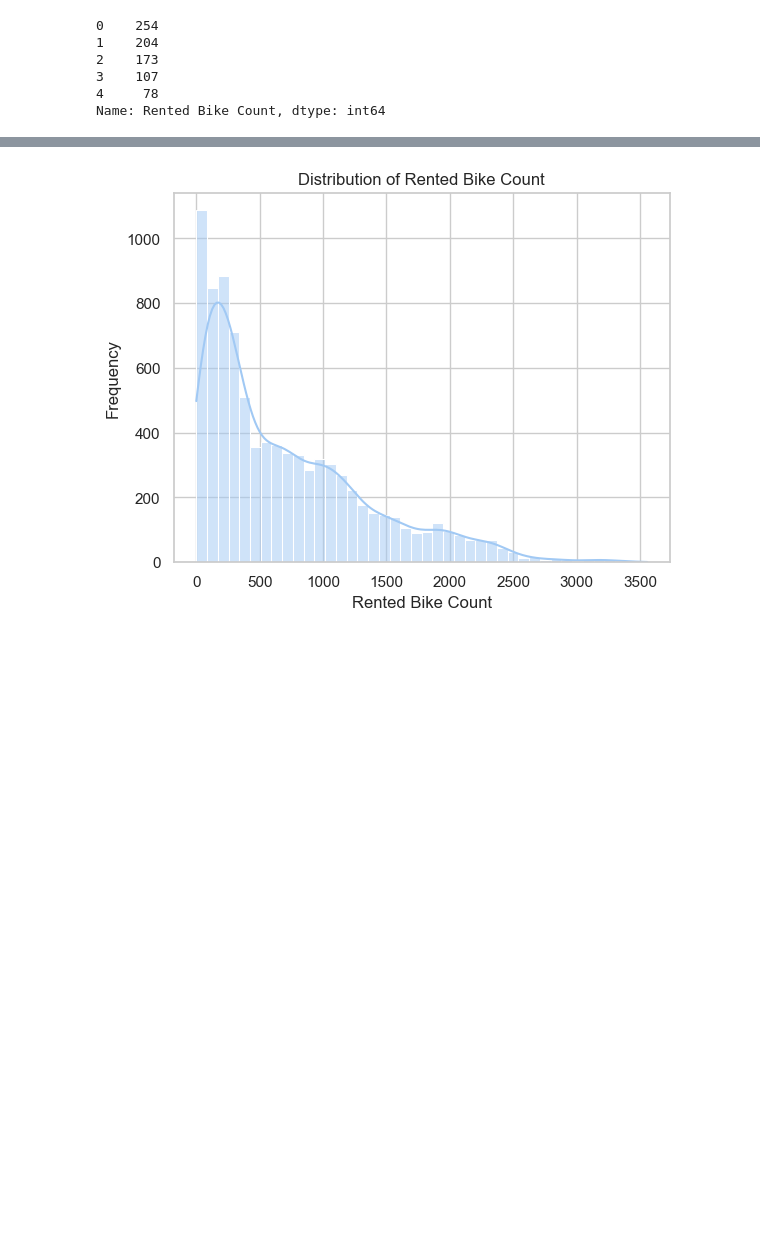
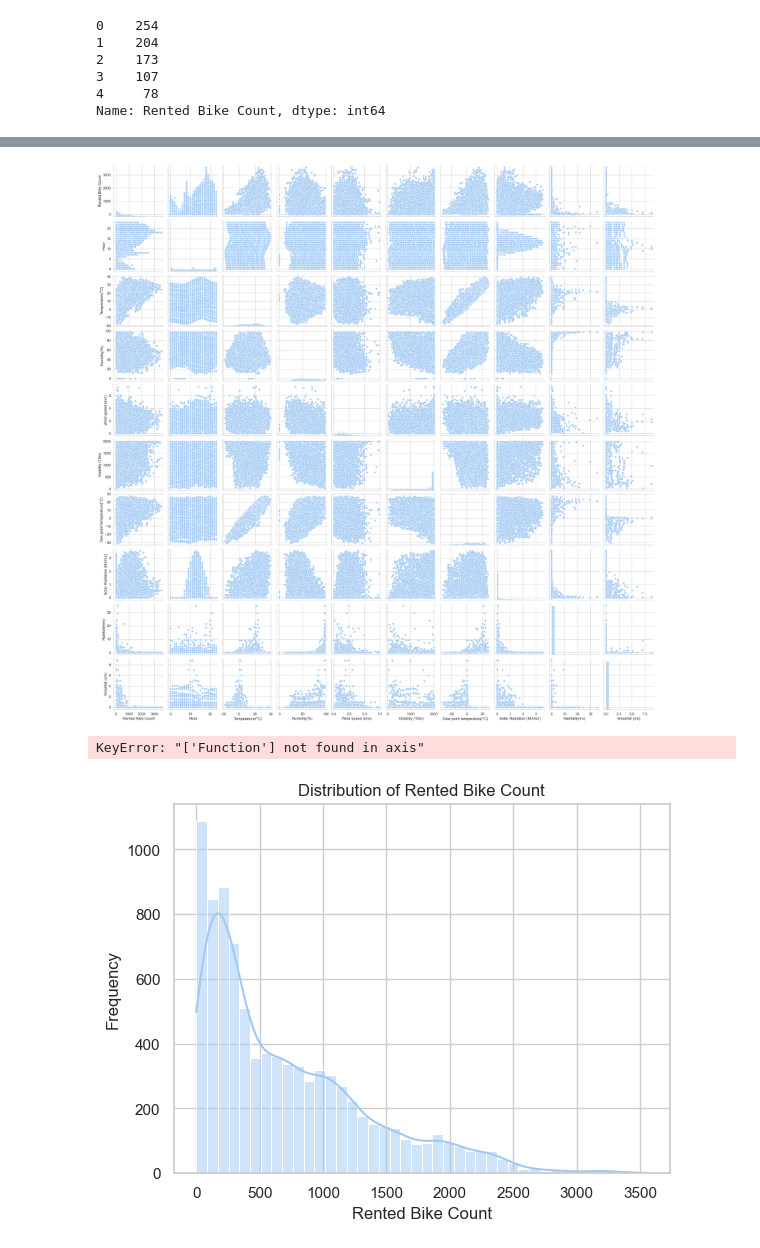
Before and after one commit to Isawsomethingb4/Seoul-Bike-Sharing-Demand-Analysis, a Jupyter notebook: src/bike.ipynb, the cells around one changed output, grey strips where cells are left out. Cells and saved outputs as stored; diff of their text form; code cells hidden in the pictures; blank space fills up the shorter version.

```diff
--- a/src/bike.ipynb
+++ b/src/bike.ipynb
@@ -97,3 +158,21 @@ plt.show()
+# %%
+sns.pairplot(seoulBike)
+plt.show()
+# %% [output]
+[figure, added]
+# %%
+import pandas as pd
+import statsmodels.api as sm
+from statsmodels.stats.outliers_influence import variance_inflation_factor
+
+data_vif = seoulBike.drop(labels = ["Function"], axis = 1)
+data_vif['Intercept'] = 1
+data_vif
+vif_data = pd.DataFrame()
+vif_data["feature"] = data_vif.columns
+vif_data["VIF"] = [variance_inflation_factor(data_vif.values, i) for i in range(len(data_vif.columns))]
+# %% [output]
+KeyError: "['Function'] not found in axis"
 # %%
 sns.histplot(y, kde = True)
 plt.title('Distribution of Rented Bike Count')
```
Also changed, not shown: parts of 75 cells of this notebook, 1 other file.
